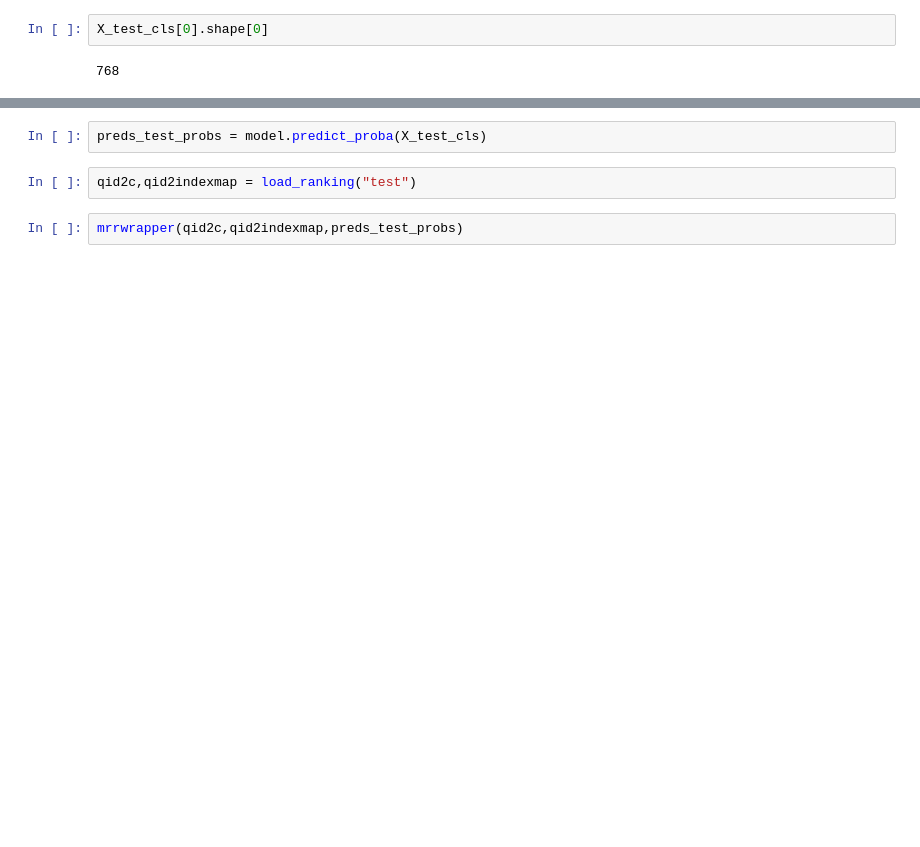
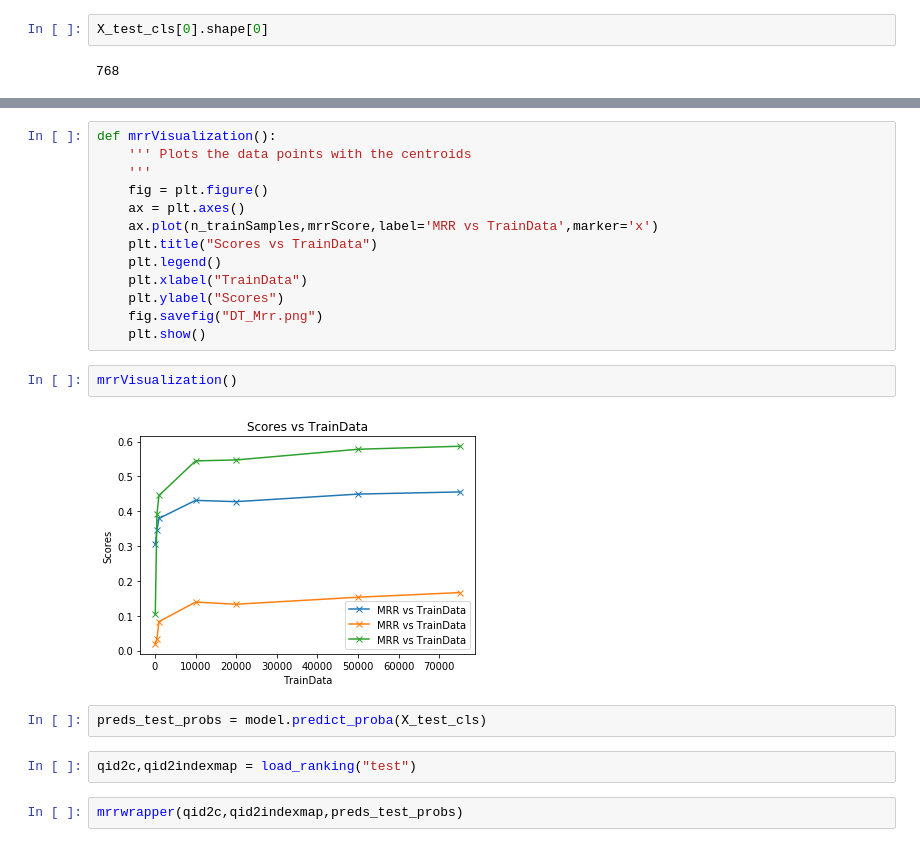
Before and after one commit to pratyay-banerjee/KnowledgeExtractionOBQA, a Jupyter notebook: DT/DT.ipynb, the cells around one changed output, grey strips where cells are left out. Drawn from its saved outputs; the diff is of its cells as text; blank space fills up the shorter version.

```diff
--- a/DT/DT.ipynb
+++ b/DT/DT.ipynb
@@ -85,3 +221,20 @@ def load_ranking(fname):
+# %%
+def mrrVisualization():
+    ''' Plots the data points with the centroids
+    '''
+    fig = plt.figure()
+    ax = plt.axes()
+    ax.plot(n_trainSamples,mrrScore,label='MRR vs TrainData',marker='x')
+    plt.title("Scores vs TrainData")
+    plt.legend()
+    plt.xlabel("TrainData")
+    plt.ylabel("Scores")
+    fig.savefig("DT_Mrr.png")
+    plt.show()
+# %%
+mrrVisualization()
+# %% [output]
+[figure, added]
 # %%
 preds_test_probs = model.predict_proba(X_test_cls)
 # %%
```
Also changed, not shown: parts of 22 cells of this notebook, 36 other files.
